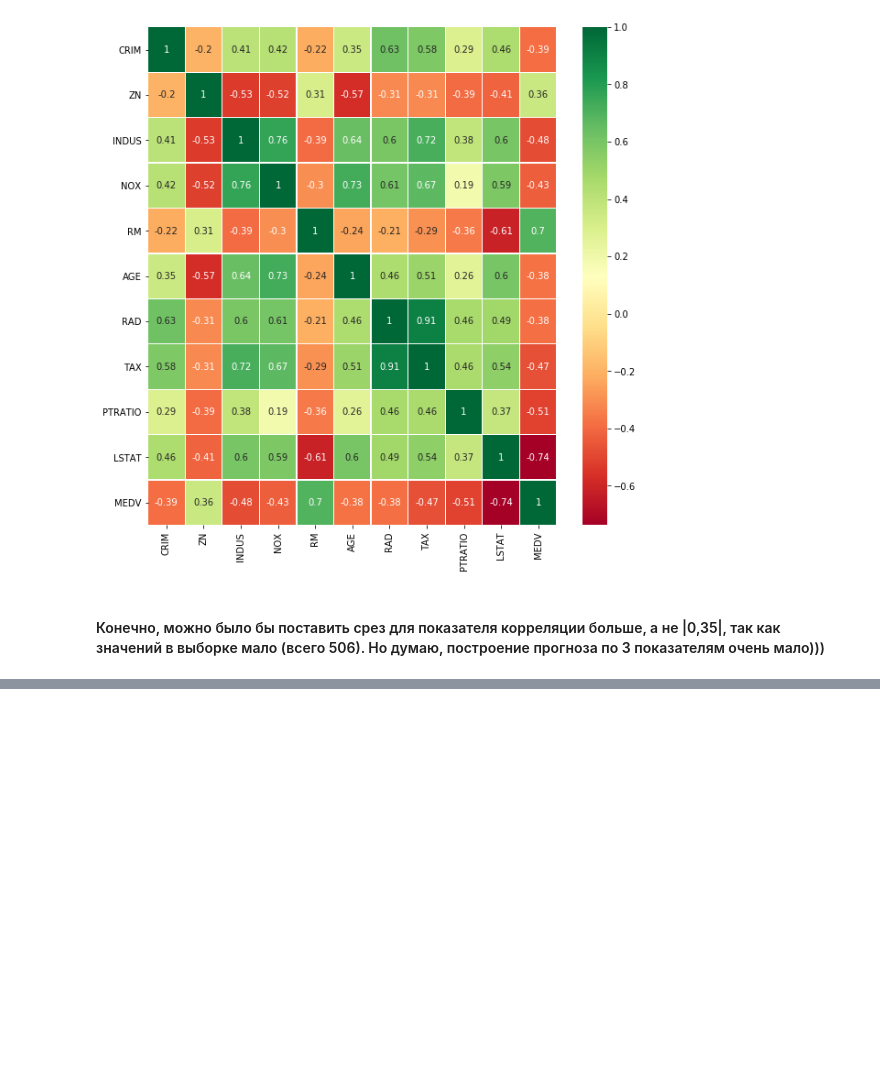
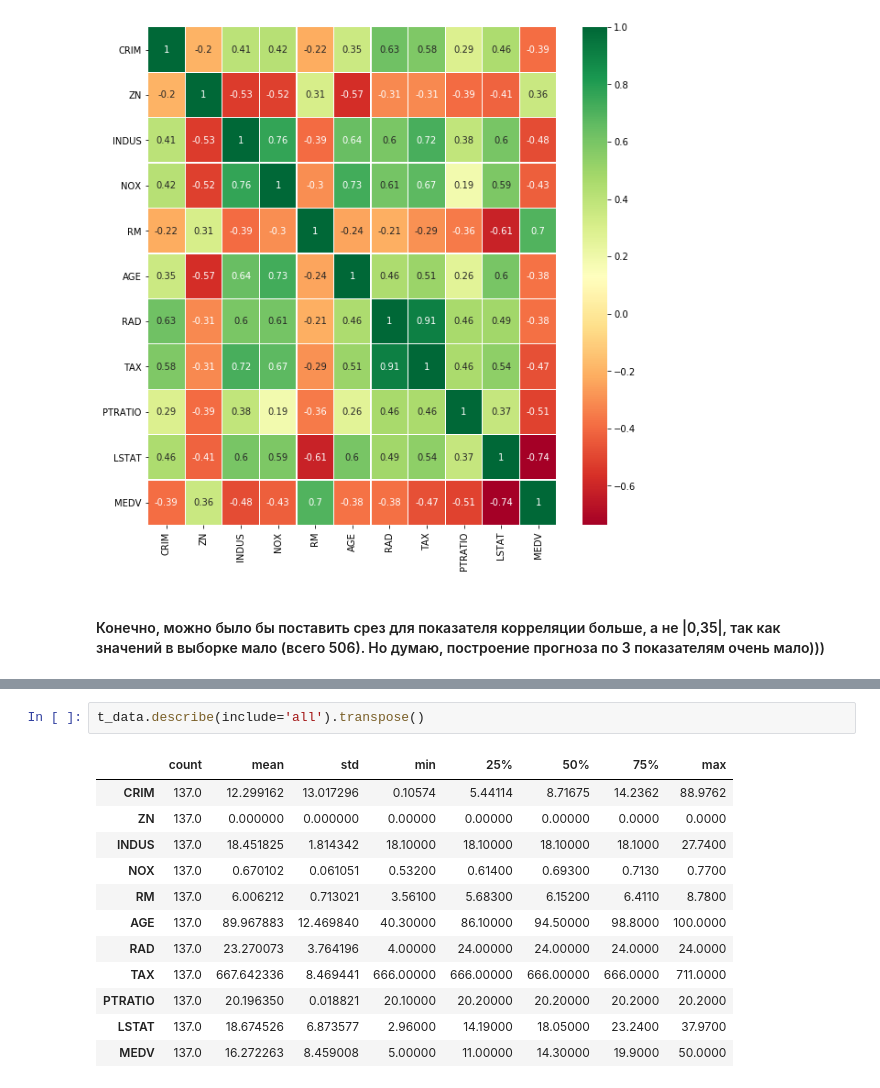
Before and after one commit to PolygalovPavel/DVP-8a-2_Clean_data, a Jupyter notebook: HW_DVP-8a-2_Clean_data.ipynb, the cells around one changed output, grey strips where cells are left out. Drawn from its saved outputs; the diff is of its cells as text; blank space fills up the shorter version.

```diff
--- a/HW_DVP-8a-2_Clean_data.ipynb
+++ b/HW_DVP-8a-2_Clean_data.ipynb
@@ -192,0 +209,15 @@ plt.show()
+# %%
+t_data.describe(include='all').transpose()
+# %% [output]
+|  | count | mean | std | min | 25% | 50% | 75% | max |
+| CRIM | 137.0 | 12.299162 | 13.017296 | 0.10574 | 5.44114 | 8.71675 | 14.2362 | 88.9762 |
+| ZN | 137.0 | 0.000000 | 0.000000 | 0.00000 | 0.00000 | 0.00000 | 0.0000 | 0.0000 |
+| INDUS | 137.0 | 18.451825 | 1.814342 | 18.10000 | 18.10000 | 18.10000 | 18.1000 | 27.7400 |
+| NOX | 137.0 | 0.670102 | 0.061051 | 0.53200 | 0.61400 | 0.69300 | 0.7130 | 0.7700 |
+| RM | 137.0 | 6.006212 | 0.713021 | 3.56100 | 5.68300 | 6.15200 | 6.4110 | 8.7800 |
+| AGE | 137.0 | 89.967883 | 12.469840 | 40.30000 | 86.10000 | 94.50000 | 98.8000 | 100.0000 |
+| RAD | 137.0 | 23.270073 | 3.764196 | 4.00000 | 24.00000 | 24.00000 | 24.0000 | 24.0000 |
+| TAX | 137.0 | 667.642336 | 8.469441 | 666.00000 | 666.00000 | 666.00000 | 666.0000 | 711.0000 |
+| PTRATIO | 137.0 | 20.196350 | 0.018821 | 20.10000 | 20.20000 | 20.20000 | 20.2000 | 20.2000 |
+| LSTAT | 137.0 | 18.674526 | 6.873577 | 2.96000 | 14.19000 | 18.05000 | 23.2400 | 37.9700 |
+| MEDV | 137.0 | 16.272263 | 8.459008 | 5.00000 | 11.00000 | 14.30000 | 19.9000 | 50.0000 |
```
Also changed, not shown: parts of 14 cells of this notebook.
